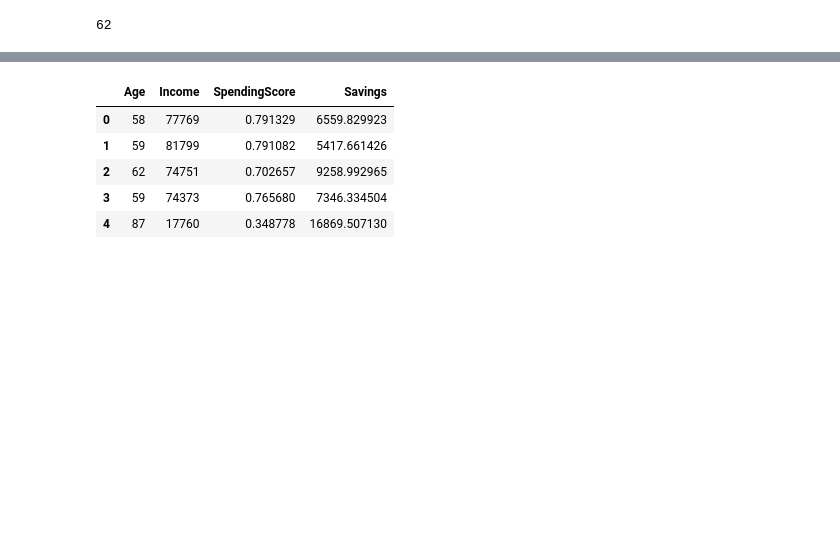
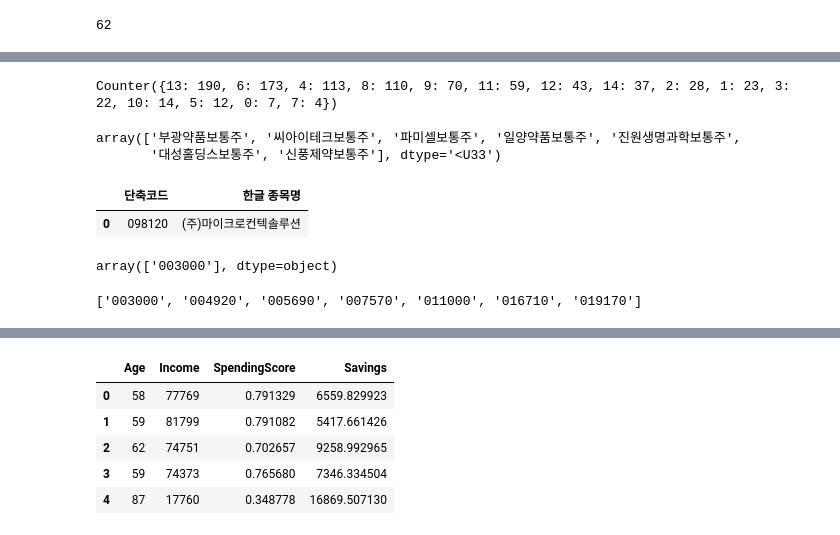
Before and after one commit to dong-hoon-lee/practices, a Jupyter notebook: projects/dacon/idea_competition/krx-big-data.ipynb, the cells around one changed output, grey strips where cells are left out. Drawn from its saved outputs; the diff is of its cells as text; code cells hidden in the pictures; blank space fills up the shorter version.

```diff
--- a/projects/dacon/idea_competition/krx-big-data.ipynb
+++ b/projects/dacon/idea_competition/krx-big-data.ipynb
@@ -657,0 +659,9 @@ len(x)
+# %%
+krx_model = kmeans_model(x=X, n_clusters=15)
+# %% [output]
+Counter({13: 190, 6: 173, 4: 113, 8: 110, 9: 70, 11: 59, 12: 43, 14: 37, 2: 28, 1: 23, 3: 22, 10: 14, 5: 12, 0: 7, 7: 4})
+# %%
+names[kmeans_model.labels_ == 0]
+# %% [output]
+array(['부광약품보통주', '씨아이테크보통주', '파미셀보통주', '일양약품보통주', '진원생명과학보통주',
+       '대성홀딩스보통주', '신풍제약보통주'], dtype='<U33')
@@ -657,0 +676,24 @@ len(x)
+# %%
+df_symbol = pd.read_csv('./data/cluster_data/stock_info.csv', encoding='euc-kr')
+df_symbol = df_symbol[['단축코드', '한글 종목명']]
+df_symbol.head(1)
+# %% [output]
+|  | 단축코드 | 한글 종목명 |
+| 0 | 098120 | (주)마이크로컨텍솔루션 |
+# %%
+df_symbol.loc[df_symbol['한글 종목명'] == cluster_names[0][0], '단축코드'].values
+# %% [output]
+array(['003000'], dtype=object)
+# %%
+for c in cluster_names:
+    _names = cluster_names[c]
+    globals()[f'symbols_{c}'] = []
+
+    for n in _names:
+        symbol_list = df_symbol.loc[df_symbol['한글 종목명'] == n, '단축코드'].tolist()
+        if len(symbol_list) > 0:
+            globals()[f'symbols_{c}'].append(symbol_list[0])
+
+symbols_0
+# %% [output]
+['003000', '004920', '005690', '007570', '011000', '016710', '019170']
```
Also changed, not shown: parts of 27 cells of this notebook, 1 other file.
